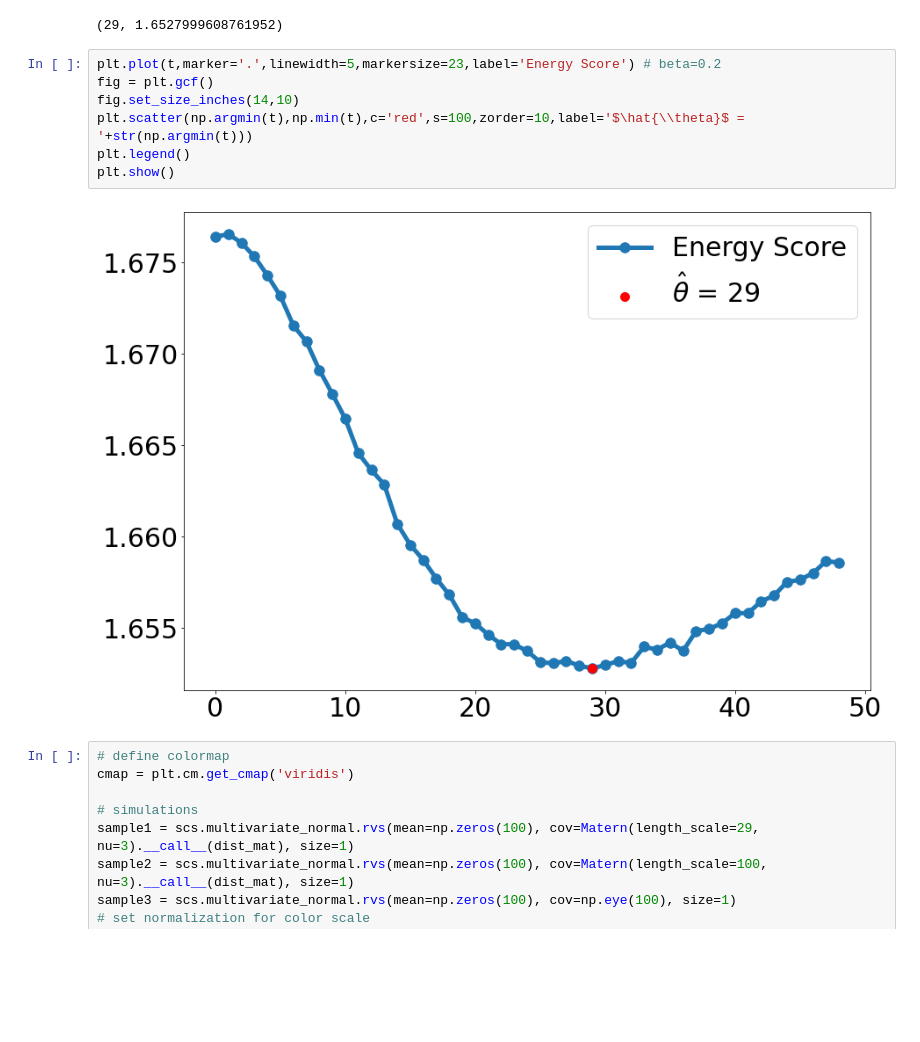
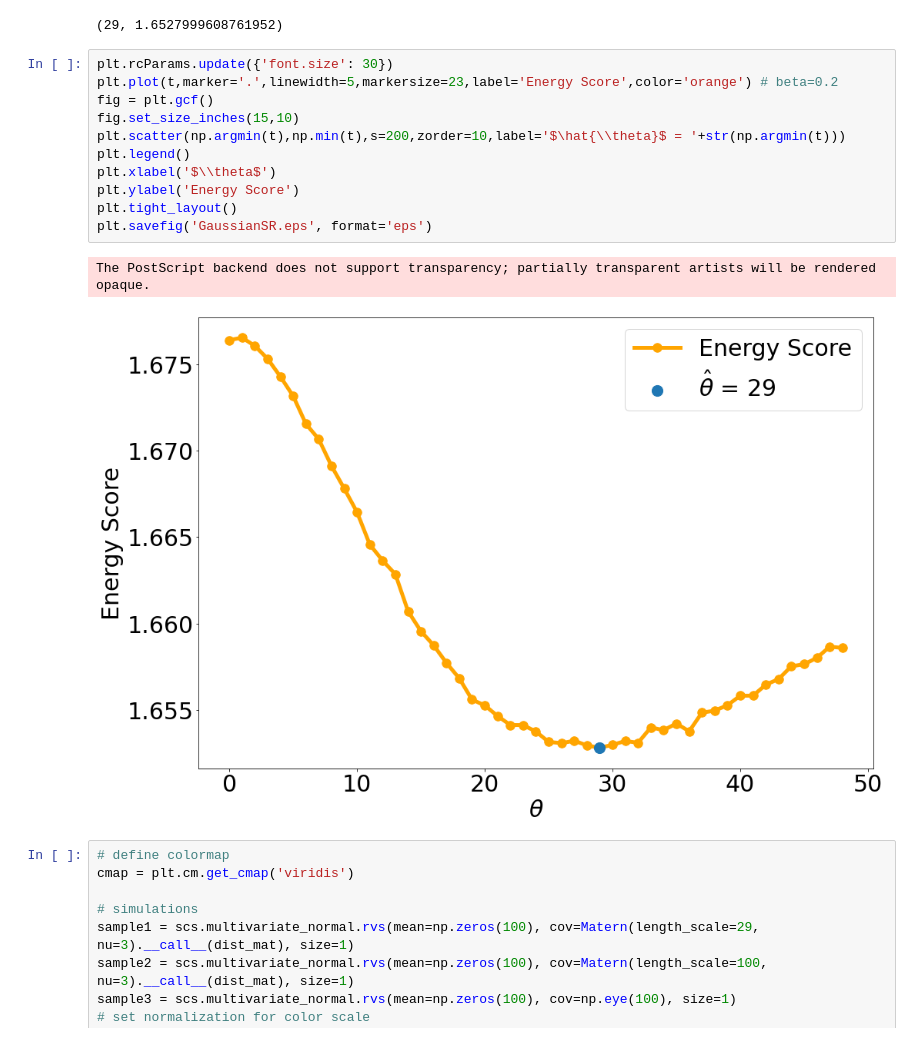
Before and after one commit to Huk-David/ST-912-essays, a Jupyter notebook: Copula via SR/Copulas_via_SR.ipynb, the cells around one changed output. Cells and saved outputs as stored; diff of their text form; blank space fills up the shorter version.

Commit message:
labels on plot

```diff
--- a/Copula via SR/Copulas_via_SR.ipynb
+++ b/Copula via SR/Copulas_via_SR.ipynb
@@ -129,14 +129,19 @@ with open('SR_values.txt','rb') as f:
 # %% [output]
 (29, 1.6527999608761952)
 # %%
-plt.plot(t,marker='.',linewidth=5,markersize=23,label='Energy Score') # beta=0.2
+plt.rcParams.update({'font.size': 30})
+plt.plot(t,marker='.',linewidth=5,markersize=23,label='Energy Score',color='orange') # beta=0.2
 fig = plt.gcf()
-fig.set_size_inches(14,10)
-plt.scatter(np.argmin(t),np.min(t),c='red',s=100,zorder=10,label='$\hat{\\theta}$ = '+str(np.argmin(t)))
+fig.set_size_inches(15,10)
+plt.scatter(np.argmin(t),np.min(t),s=200,zorder=10,label='$\hat{\\theta}$ = '+str(np.argmin(t)))
 plt.legend()
-plt.show()
+plt.xlabel('$\\theta$')
+plt.ylabel('Energy Score')
+plt.tight_layout()
+plt.savefig('GaussianSR.eps', format='eps')
 # %% [output]
+The PostScript backend does not support transparency; partially transparent artists will be rendered opaque.
-[figure, old version]
+[figure, new version]
 # %%
 # define colormap
 cmap = plt.cm.get_cmap('viridis')
```
Also changed, not shown: 1 other file.
